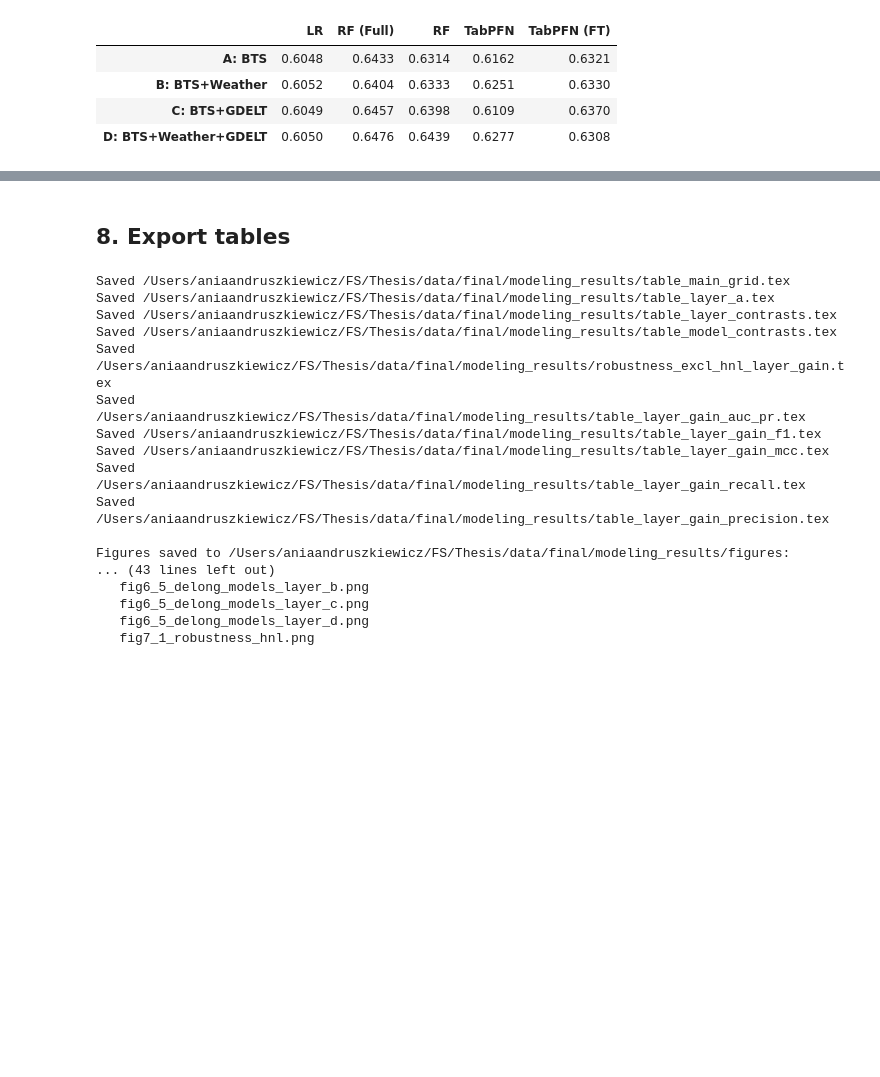
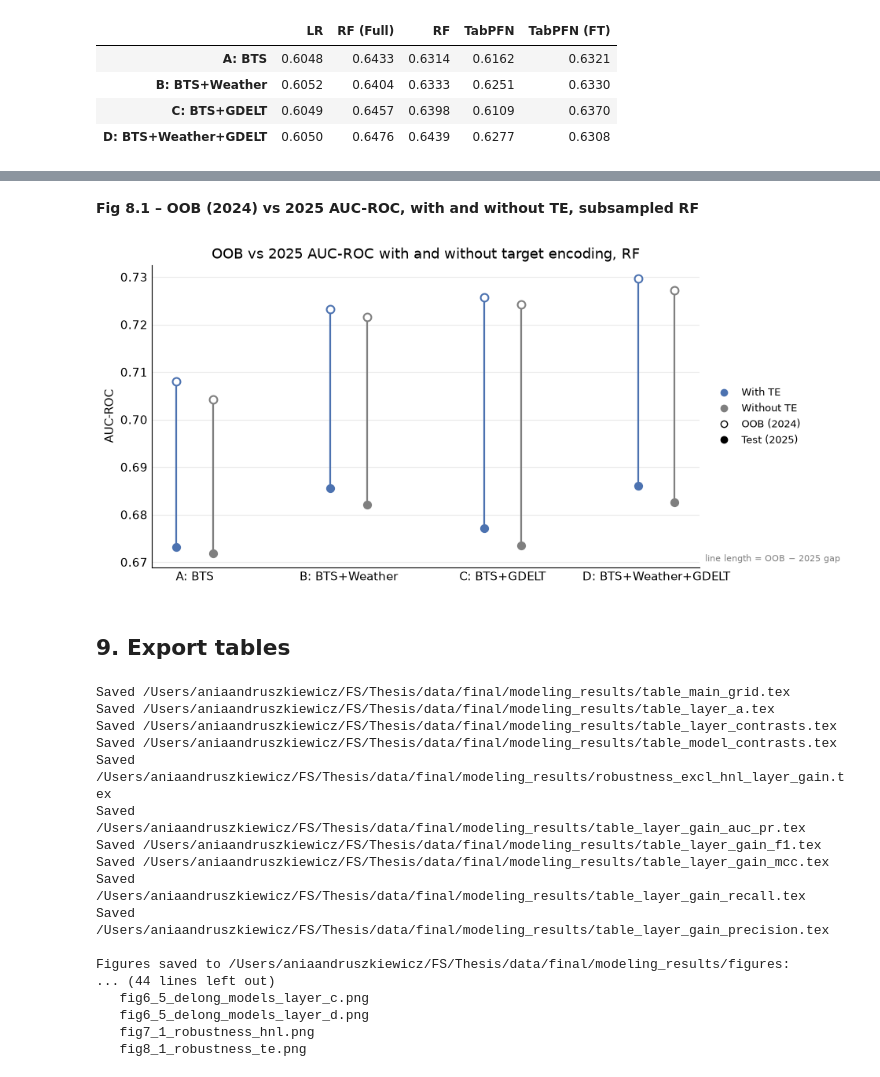
Before and after one commit to aniaand/BachelorThesisAirlineDelayPrediction, a Jupyter notebook: notebooks/results.ipynb, the cells around one changed output, grey strips where cells are left out. Drawn from its saved outputs; the diff is of its cells as text; code cells hidden in the pictures; blank space fills up the shorter version.

Commit message:
update results

```diff
--- a/notebooks/results.ipynb
+++ b/notebooks/results.ipynb
@@ -1389,0 +1544,22 @@ AUC-ROC on 57,709 HNL test flights only:
+# %%
+rows = []
+for l in layer_order:
+    r = pairwise_delong(y_test, ["No TE", "With TE"], [te_test_probs[l], probs[("RF", l)]])[0]
+    rows.append({"family": "TE vs no TE (RF)", "group": l, **r})
+te_delong_df = add_effect_sizes_and_correction(pd.DataFrame(rows))
+
+w, wo = pd.DataFrame(with_te).T, pd.DataFrame(without_te).T
+te_compare = pd.DataFrame({
+    "oob_with_te": w["oob_auc_roc"], "test_with_te": w["test_auc_roc"], "gap_with_te": w["gap_auc_roc"],
+    "oob_no_te": wo["oob_auc_roc"], "test_no_te": wo["test_auc_roc"], "gap_no_te": wo["gap_auc_roc"],
+}).reindex(layer_order)
+te_compare["gap_difference"] = te_compare["gap_with_te"] - te_compare["gap_no_te"]
+te_compare = te_compare.join(te_delong_df.set_index("group")[["auc_diff", "ci_bonf_low", "ci_bonf_high",
+                                                              "p_bonferroni", "verdict"]]
+                             .rename(columns={"auc_diff": "test_diff"}))
+te_compare["auc_pr_with_te"], te_compare["auc_pr_no_te"] = w["test_auc_pr"], wo["test_auc_pr"]
+te_compare.index.name = "layer"
+te_compare.to_csv(results_dir / "robustness_te_comparison.csv")
+
+print(f"Largest |gap difference|: {te_compare['gap_difference'].abs().max():.4f}")
+te_compare.round(4)
@@ -1390,5 +1575,29 @@ AUC-ROC on 57,709 HNL test flights only:
+# %% [markdown]
+**Fig 8.1 – OOB (2024) vs 2025 AUC-ROC, with and without TE, subsampled RF**
+# %%
+fig, ax = plt.subplots(figsize=(9, 5))
+x = np.arange(len(layer_order))
+variants = [("With TE", "with_te", model_colors["RF"], -0.12), ("Without TE", "no_te", "#7F7F7F", 0.12)]
+for label, col, color, dx in variants:
+    oob, test = te_compare[f"oob_{col}"].to_numpy(), te_compare[f"test_{col}"].to_numpy()
+    ax.vlines(x + dx, test, oob, color=color, lw=1.6)
+    ax.scatter(x + dx, oob, facecolor="white", edgecolor=color, s=50, lw=1.5, zorder=3)
+    ax.scatter(x + dx, test, color=color, s=50, zorder=3)
+ax.set_xticks(x)
+ax.set_xticklabels(layer_order)
+ax.set_ylabel("AUC-ROC")
+ax.set_title("OOB vs 2025 AUC-ROC with and without target encoding, RF", fontweight="bold")
+ax.tick_params(length=0)
+handles = [Line2D([], [], marker="o", ls="", color=c, label=lab) for lab, _, c, _ in variants]
+handles += [Line2D([], [], marker="o", ls="", markerfacecolor="white", markeredgecolor="black", label="OOB (2024)"),
+            Line2D([], [], marker="o", ls="", color="black", label="Test (2025)")]
+ax.legend(handles=handles, frameon=False, fontsize=9, loc="center left", bbox_to_anchor=(1.01, 0.5))
+ax.text(1.01, 0.02, "line length = OOB − 2025 gap", transform=ax.transAxes, fontsize=8, color="grey")
+save(fig, "fig8_1_robustness_te")
+# %% [output]
+[figure, added]
 # %% [markdown]
-## 8. Export tables
+## 9. Export tables
 # %%
 to_latex_file(
     main_table[["auc_roc", "auc_pr", "f1", "precision", "recall", "mcc"]].rename(columns=metric_labels),
@@ -1449,8 +1658,8 @@ for k in boot_metrics:
                        [m for m in model_order if m in set(sub["model"])]),
         results_dir / f"table_layer_gain_{k}.tex",
         caption=f"$\\Delta${metric_labels[k]} over Layer A with Bonferroni-corrected 95\\% CIs "
-                f"(paired bootstrap, {N_BOOT} resamples). ** Bonferroni-significant; "
-                f"$\\dagger$ CI entirely beyond $\\pm {MIN_MEANINGFUL_DIFF_BOOT[k]}$.",
+                f"(paired bootstrap, {n_boot} resamples). ** Bonferroni-significant; "
+                f"$\\dagger$ CI entirely beyond $\\pm {min_meaningful_diff_boot[k]}$.",
         label=f"tab:layer_gain_{k}", position="htbp",
     )
 
@@ -1470,8 +1679,8 @@ Saved /Users/aniaandruszkiewicz/FS/Thesis/data/final/modeling_results/table_laye
 Saved /Users/aniaandruszkiewicz/FS/Thesis/data/final/modeling_results/table_layer_gain_precision.tex
 
 Figures saved to /Users/aniaandruszkiewicz/FS/Thesis/data/final/modeling_results/figures:
-... (43 lines left out)
-   fig6_5_delong_models_layer_b.png
+... (44 lines left out)
    fig6_5_delong_models_layer_c.png
    fig6_5_delong_models_layer_d.png
    fig7_1_robustness_hnl.png
+   fig8_1_robustness_te.png
```
Also changed, not shown: parts of 10 cells of this notebook, 2 other files.
